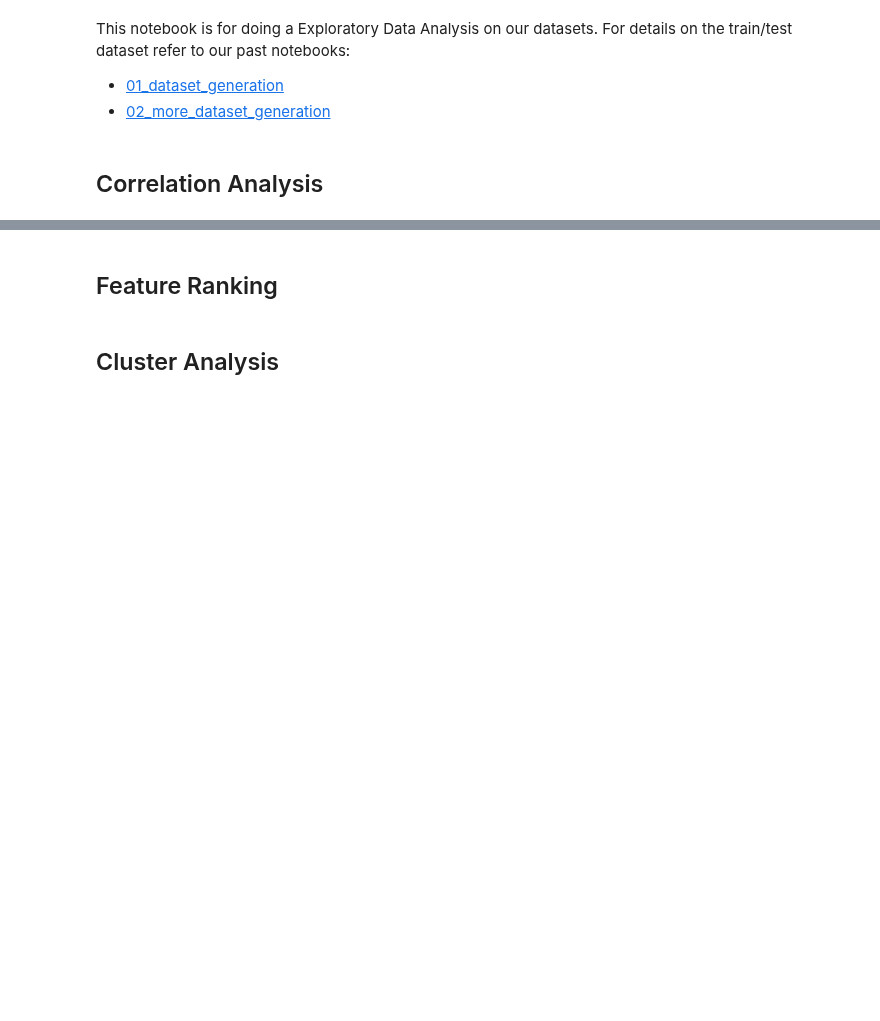
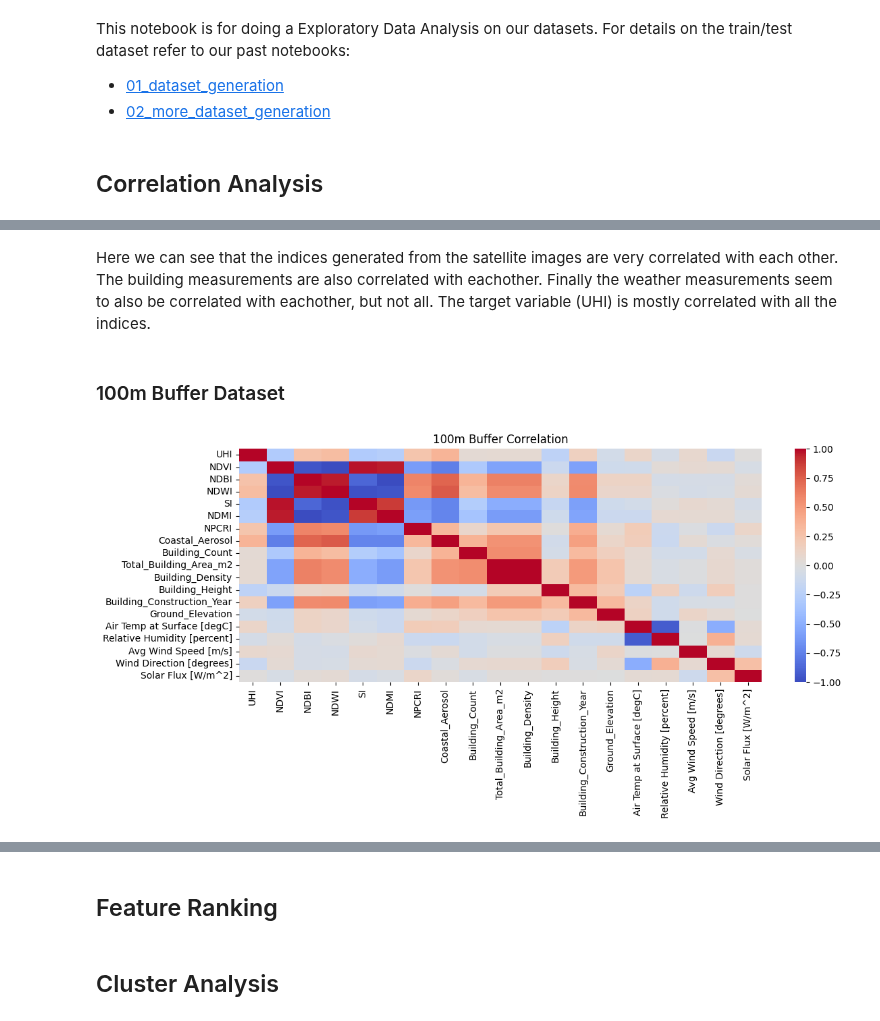
Before and after one commit to adamz312/cooling_with_code, a Jupyter notebook: 04_EDA.ipynb, the cells around one changed output, grey strips where cells are left out. Cells and saved outputs as stored; diff of their text form; code cells hidden in the pictures; blank space fills up the shorter version.

```diff
--- a/04_EDA.ipynb
+++ b/04_EDA.ipynb
@@ -31,0 +100,10 @@ This notebook is for doing a Exploratory Data Analysis on our datasets. For deta
+# %% [markdown]
+Here we can see that the indices generated from the satellite images are very correlated with each other. The building measurements are also correlated with eachother. Finally the weather measurements seem to also be correlated with eachother, but not all. The target variable (UHI) is mostly correlated with all the indices.
+# %% [markdown]
+### 100m Buffer Dataset
+# %%
+#conduct correlation analysis
+corr, plt = conduct_correlation_analysis(hunm_train, '100m Buffer')
+plt.show()
+# %% [output]
+[figure, added]
```
Also changed, not shown: parts of 15 cells of this notebook.
